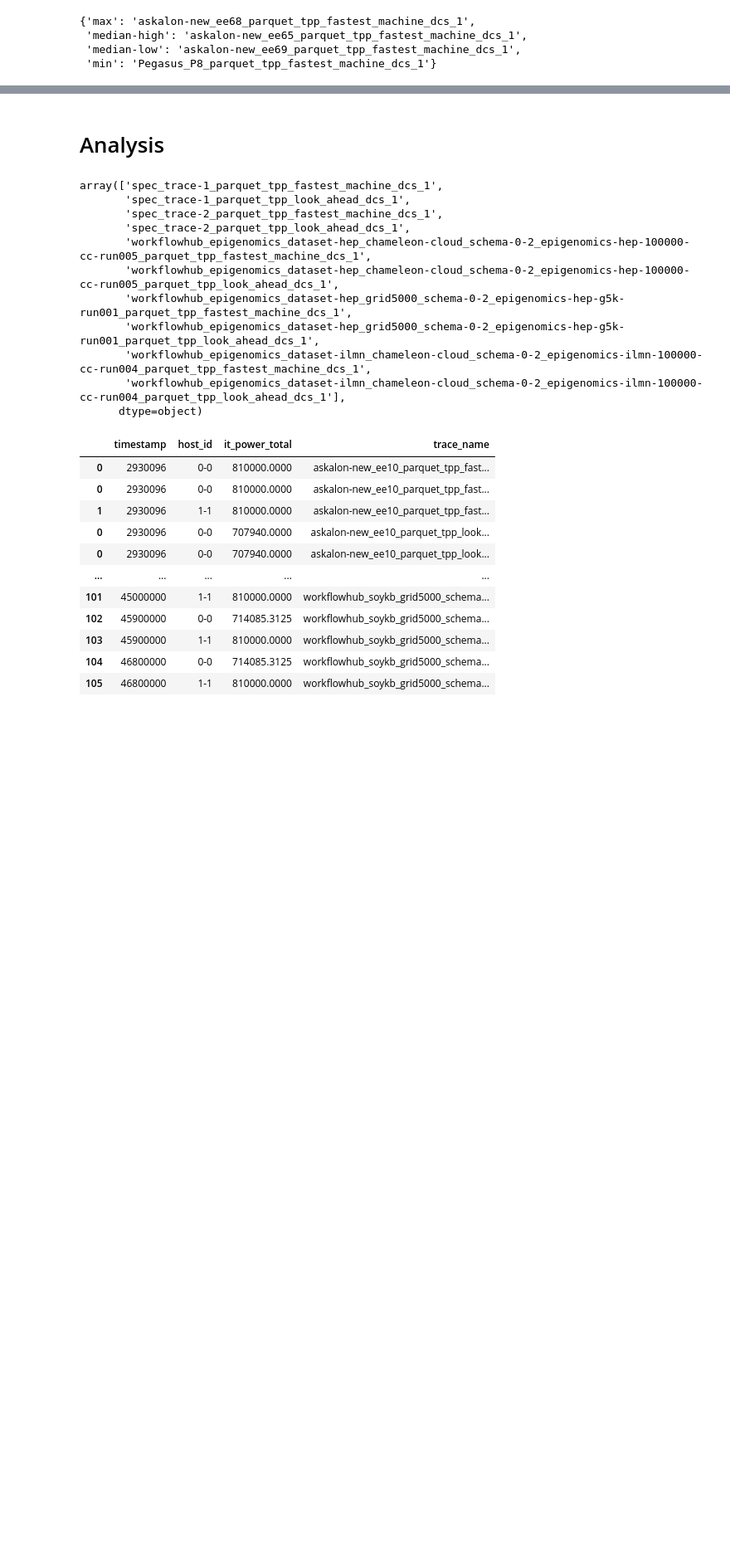
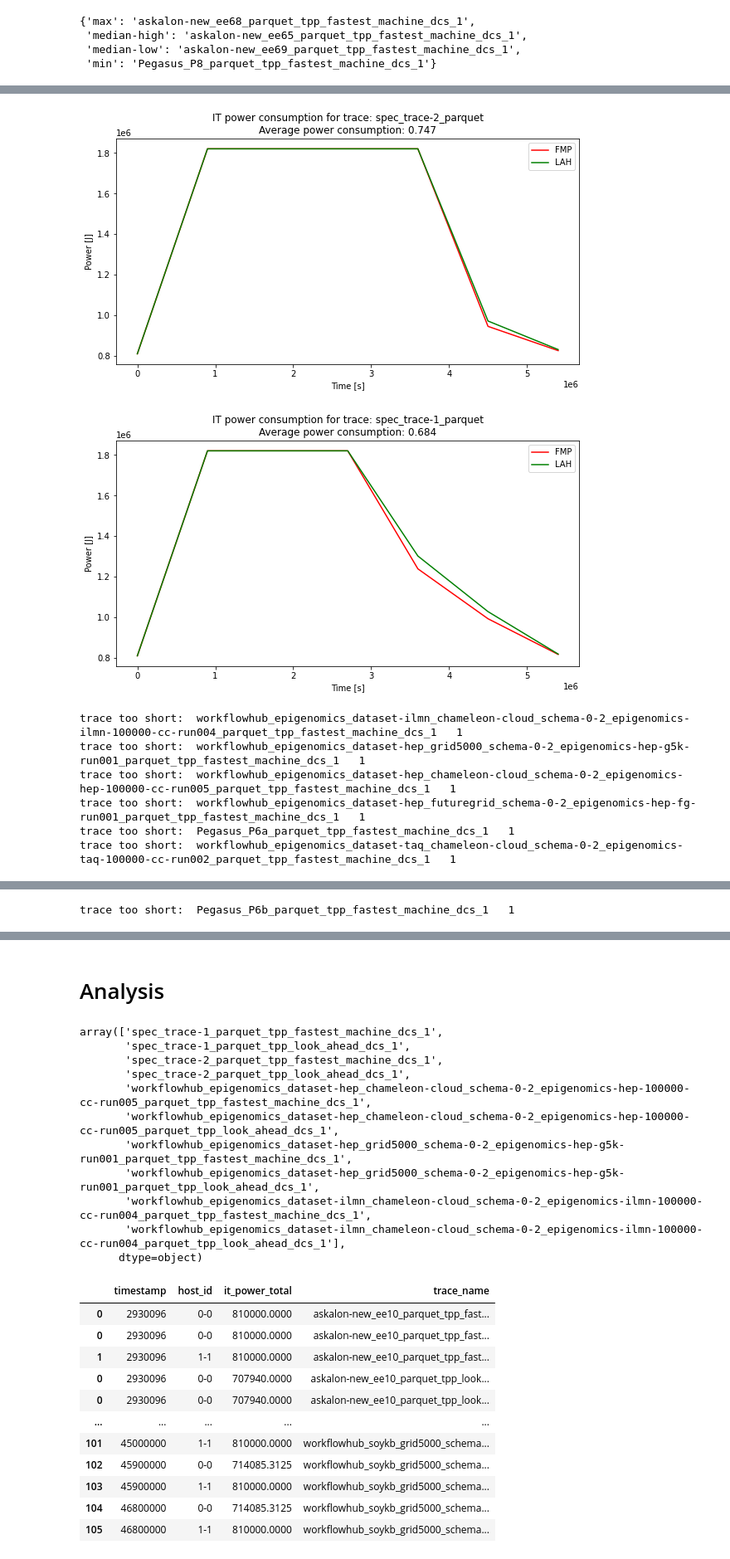
Before and after one commit to Raiduy/gdc-energy-efficiency-analysis, a Jupyter notebook: experiment_result_processing.ipynb, the cells around one changed output, grey strips where cells are left out. Shown at 83% size. Cells and saved outputs as stored; diff of their text form; code cells hidden in the pictures; blank space fills up the shorter version.

Commit message:
plot 2a and 2b

```diff
--- a/experiment_result_processing.ipynb
+++ b/experiment_result_processing.ipynb
@@ -271,0 +258,10 @@ utilization_candidates
+# %%
+stats_dc1_fmp_df = create_dataframe(path_ex=path_ex1, file_name = 'stats.tsv', dcs='1', tpp='fastest_machine')
+utilization_candidates_fmp = stats_dc1_fmp_df.sort_values(by=['AvgResourceUsage'], ascending=False)[['trace_name', 'AvgResourceUsage']]
+utilization_candidates_fmp['AvgResourceUsage'] = utilization_candidates_fmp['AvgResourceUsage'].apply(lambda x: round(x, 3))
+print(utilization_candidates_fmp)
+
+stats_dc1_lah_df = create_dataframe(path_ex=path_ex1, file_name = 'stats.tsv', dcs='1', tpp='look_ahead')
+utilization_candidates_lah = stats_dc1_lah_df.sort_values(by=['AvgResourceUsage'], ascending=False)[['trace_name', 'AvgResourceUsage']]
+utilization_candidates_lah['AvgResourceUsage'] = utilization_candidates_lah['AvgResourceUsage'].apply(lambda x: round(x, 3))
+print(utilization_candidates_lah)
@@ -304,0 +308,36 @@ Name: TraceDuration, dtype: float64
+# %%
+graph_counter = 0
+for i in range(len(utilization_candidates_fmp)):
+    if graph_counter > 6:
+        break
+    fmp_name = utilization_candidates_fmp.iloc[i]['trace_name']
+    lah_name = utilization_candidates_lah.iloc[i]['trace_name']
+
+    fmp_env = create_env_dataframe(path_ex1, fmp_name)
+    lah_env = create_env_dataframe(path_ex1, lah_name)
+
+    # fmp_env['it_power_total']
+
+    # plot fmp and lah it power total
+    if len(fmp_env) > 2:
+        fig, ax = plt.subplots(figsize=(10, 5))
+        ax.plot(fmp_env['timestamp'], fmp_env['it_power_total'], color='red', label='FMP')
+        ax.plot(lah_env['timestamp'], lah_env['it_power_total'], color='green', label='LAH')
+        ax.set_title('IT power consumption for trace: ' + fmp_name[:-26]
+                      + '\nAverage power consumption: ' + utilization_candidates_fmp.iloc[i]['AvgResourceUsage'].astype(str))
+        ax.set_xlabel('Time [s]')
+        ax.set_ylabel('Power [J]')
+        ax.legend()
+        plt.show()
+        graph_counter += 1
+    else:
+        print('trace too short: ', fmp_name, ' ', len(fmp_env))
+# %% [output]
+[figure, added]
+[figure, added]
+trace too short:  workflowhub_epigenomics_dataset-ilmn_chameleon-cloud_schema-0-2_epigenomics-ilmn-100000-cc-run004_parquet_tpp_fastest_machine_dcs_1   1
+trace too short:  workflowhub_epigenomics_dataset-hep_grid5000_schema-0-2_epigenomics-hep-g5k-run001_parquet_tpp_fastest_machine_dcs_1   1
+trace too short:  workflowhub_epigenomics_dataset-hep_chameleon-cloud_schema-0-2_epigenomics-hep-100000-cc-run005_parquet_tpp_fastest_machine_dcs_1   1
+trace too short:  workflowhub_epigenomics_dataset-hep_futuregrid_schema-0-2_epigenomics-hep-fg-run001_parquet_tpp_fastest_machine_dcs_1   1
+trace too short:  Pegasus_P6a_parquet_tpp_fastest_machine_dcs_1   1
+trace too short:  workflowhub_epigenomics_dataset-taq_chameleon-cloud_schema-0-2_epigenomics-taq-100000-cc-run002_parquet_tpp_fastest_machine_dcs_1   1
@@ -304,0 +345 @@ Name: TraceDuration, dtype: float64
+trace too short:  Pegasus_P6b_parquet_tpp_fastest_machine_dcs_1   1
```
Also changed, not shown: parts of 11 cells of this notebook.
